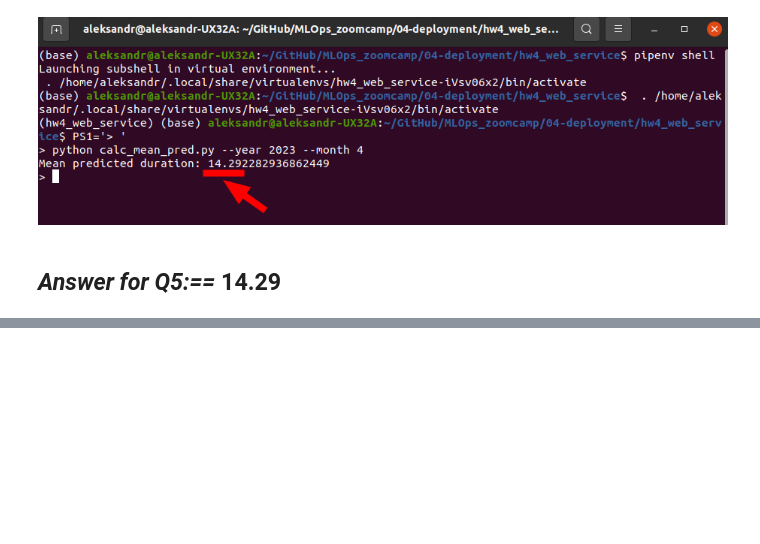
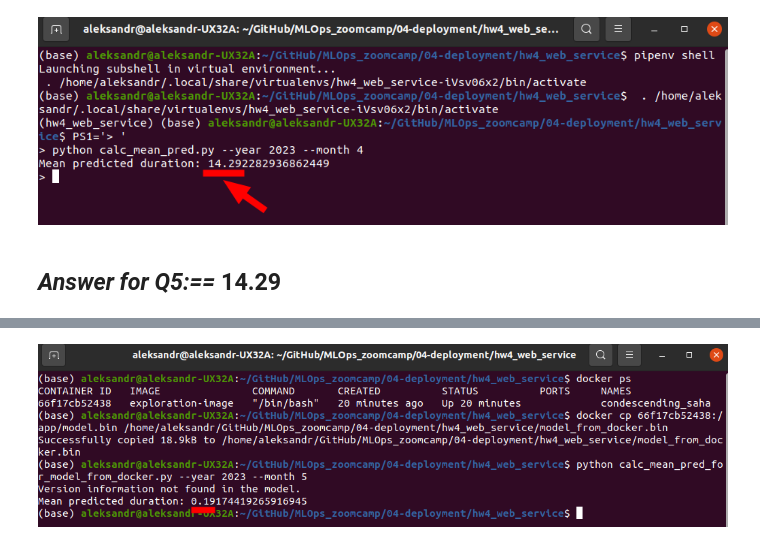
Before and after one commit to alex-sokolov2011/MLOps_zoomcamp, a Jupyter notebook: 04-deployment/hw04.ipynb, the cells around one changed output, grey strips where cells are left out. Cells and saved outputs as stored; diff of their text form; code cells hidden in the pictures; blank space fills up the shorter version.

```diff
--- a/04-deployment/hw04.ipynb
+++ b/04-deployment/hw04.ipynb
@@ -297,0 +363,4 @@ Image(filename='./screenshots/screenshot_Q5_hw4.png')
+# %%
+Image(filename='./screenshots/screenshot_Q6_hw4_2.png')
+# %% [output]
+[figure, added]
```
Also changed, not shown: parts of 11 cells of this notebook, 9 other files.
